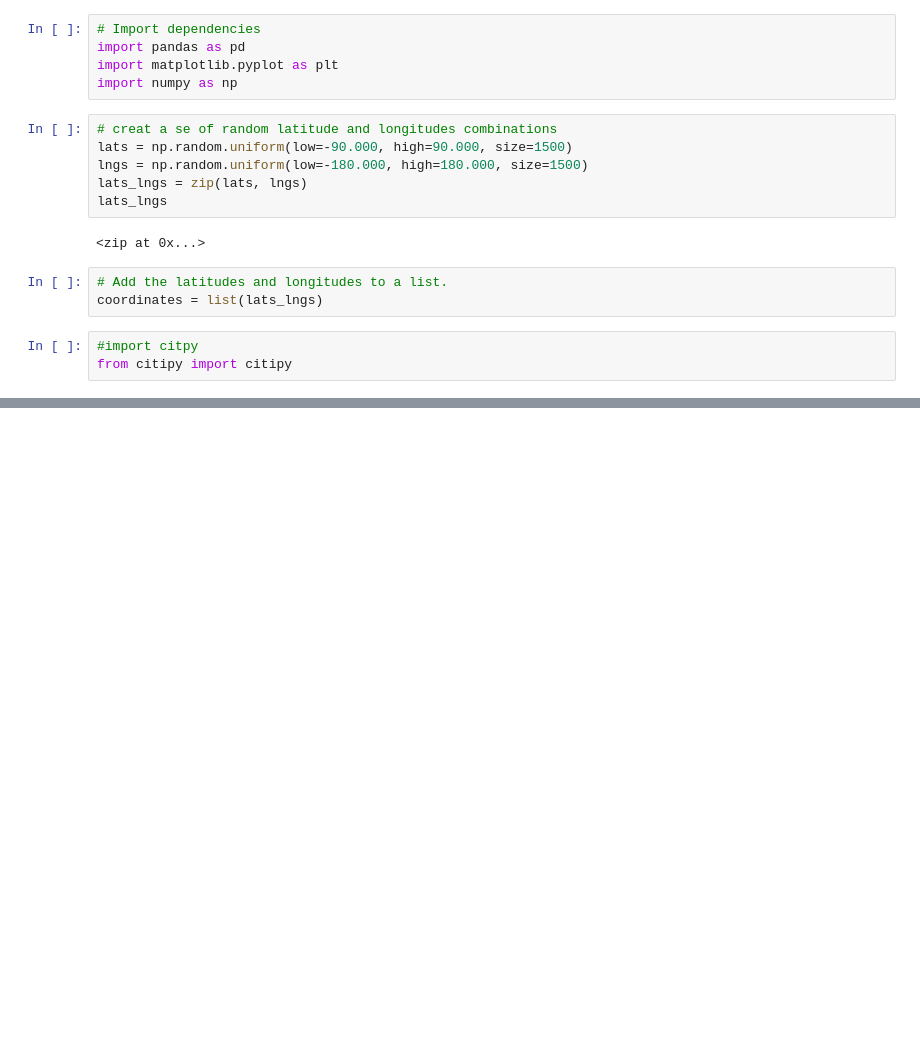
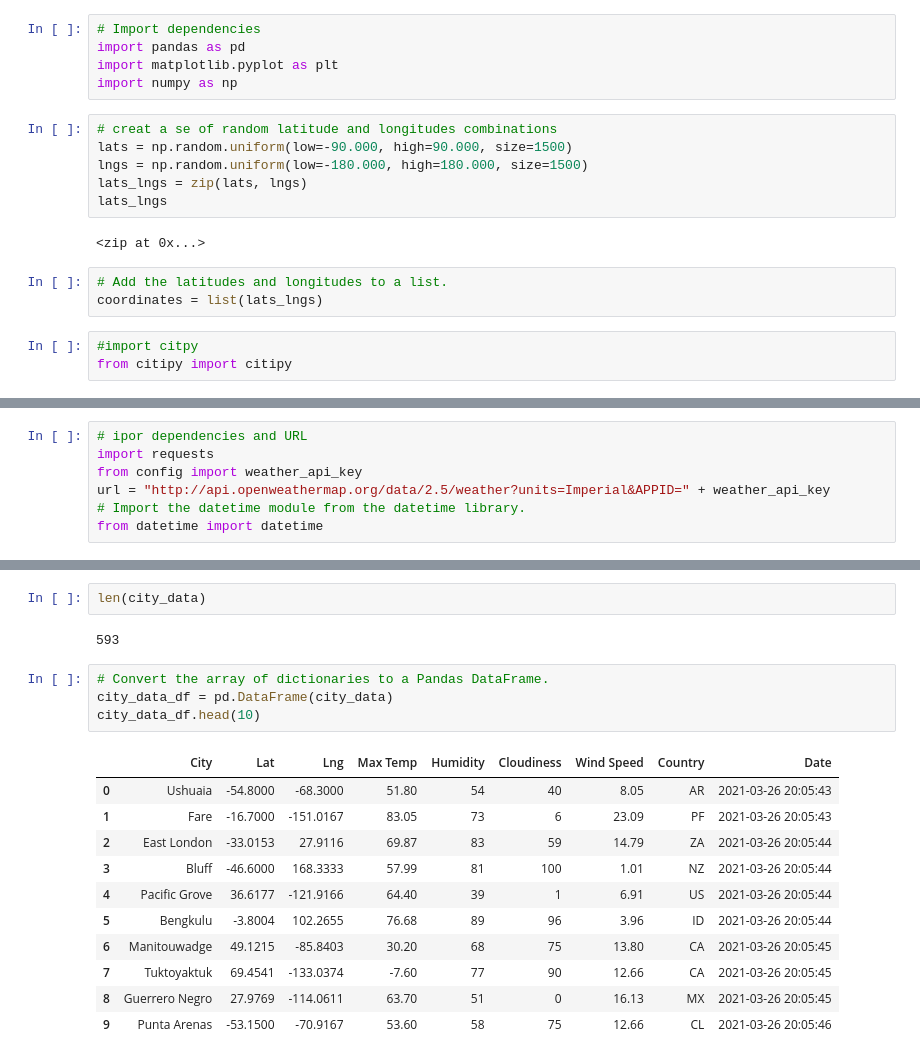
Before and after one commit to kbirk74/World_Weather_Analysis, a Jupyter notebook: WeatherPy.ipynb, the cells around one changed output, grey strips where cells are left out. Drawn from its saved outputs; the diff is of its cells as text; blank space fills up the shorter version.

```diff
--- a/WeatherPy.ipynb
+++ b/WeatherPy.ipynb
@@ -33,0 +57,7 @@ len(cities)
+# %%
+# ipor dependencies and URL
+import requests
+from config import weather_api_key
+url = "http://api.openweathermap.org/data/2.5/weather?units=Imperial&APPID=" + weather_api_key
+# Import the datetime module from the datetime library.
+from datetime import datetime
@@ -33,0 +140,20 @@ len(cities)
+# %%
+len(city_data)
+# %% [output]
+593
+# %%
+# Convert the array of dictionaries to a Pandas DataFrame.
+city_data_df = pd.DataFrame(city_data)
+city_data_df.head(10)
+# %% [output]
+|  | City | Lat | Lng | Max Temp | Humidity | Cloudiness | Wind Speed | Country | Date |
+| 0 | Ushuaia | -54.8000 | -68.3000 | 51.80 | 54 | 40 | 8.05 | AR | 2021-03-26 20:05:43 |
+| 1 | Fare | -16.7000 | -151.0167 | 83.05 | 73 | 6 | 23.09 | PF | 2021-03-26 20:05:43 |
+| 2 | East London | -33.0153 | 27.9116 | 69.87 | 83 | 59 | 14.79 | ZA | 2021-03-26 20:05:44 |
+| 3 | Bluff | -46.6000 | 168.3333 | 57.99 | 81 | 100 | 1.01 | NZ | 2021-03-26 20:05:44 |
+| 4 | Pacific Grove | 36.6177 | -121.9166 | 64.40 | 39 | 1 | 6.91 | US | 2021-03-26 20:05:44 |
+| 5 | Bengkulu | -3.8004 | 102.2655 | 76.68 | 89 | 96 | 3.96 | ID | 2021-03-26 20:05:44 |
+| 6 | Manitouwadge | 49.1215 | -85.8403 | 30.20 | 68 | 75 | 13.80 | CA | 2021-03-26 20:05:45 |
+| 7 | Tuktoyaktuk | 69.4541 | -133.0374 | -7.60 | 77 | 90 | 12.66 | CA | 2021-03-26 20:05:45 |
+| 8 | Guerrero Negro | 27.9769 | -114.0611 | 63.70 | 51 | 0 | 16.13 | MX | 2021-03-26 20:05:45 |
+| 9 | Punta Arenas | -53.1500 | -70.9167 | 53.60 | 58 | 75 | 12.66 | CL | 2021-03-26 20:05:46 |
```
Also changed, not shown: parts of 8 cells of this notebook, 6 other files.
